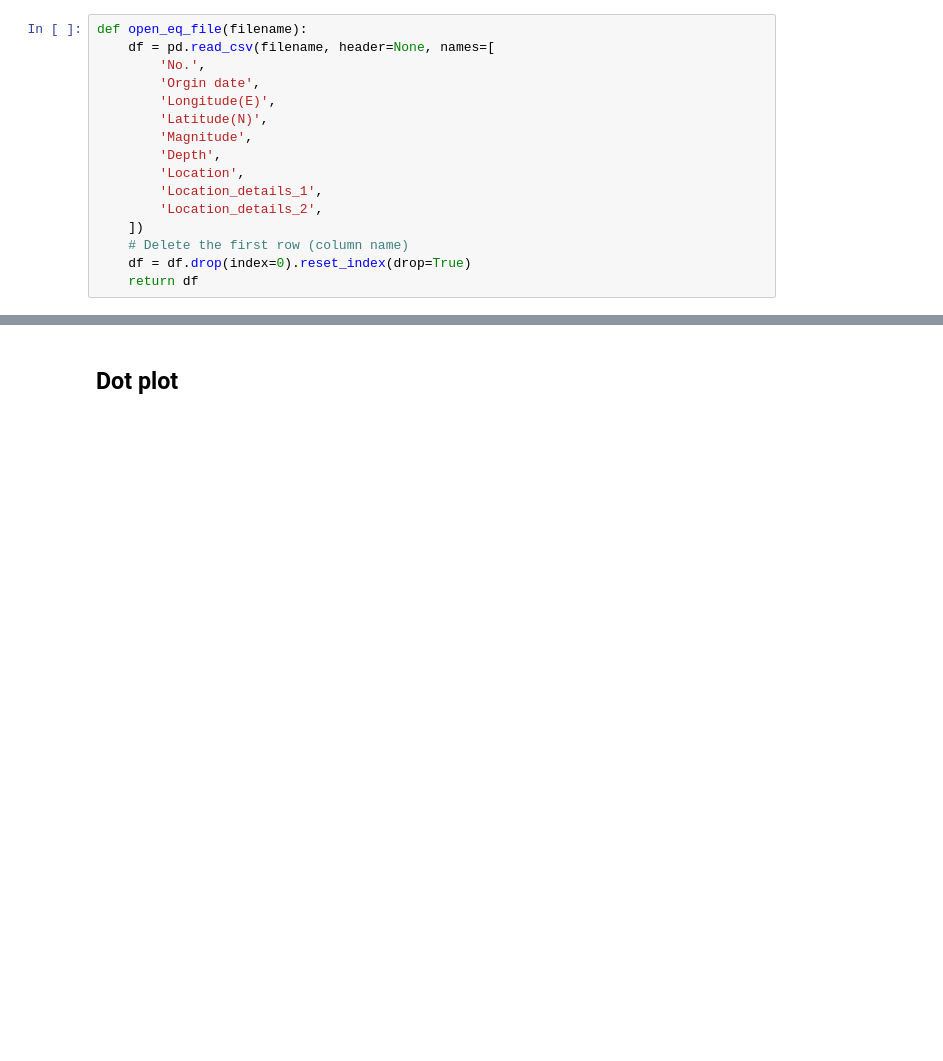
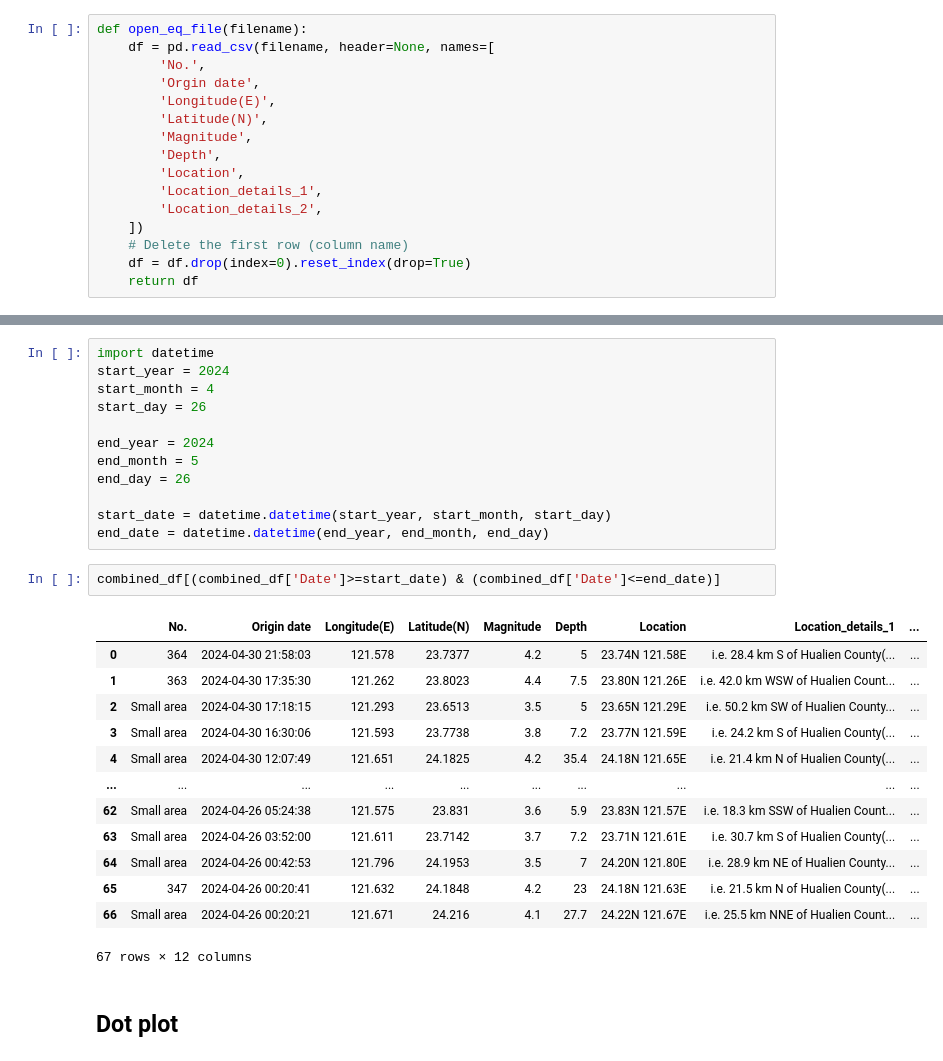
Before and after one commit to advcomp-earthquake/earthquake-monitor, a Jupyter notebook: final/combine_data.ipynb, the cells around one changed output, grey strips where cells are left out. Saved outputs shown, nothing was run; the diff lists cells and outputs as text; blank space fills up the shorter version.

```diff
--- a/final/combine_data.ipynb
+++ b/final/combine_data.ipynb
@@ -97,3 +83,31 @@ def open_eq_file(filename):
+# %%
+import datetime
+start_year = 2024
+start_month = 4
+start_day = 26
+
+end_year = 2024
+end_month = 5
+end_day = 26
+
+start_date = datetime.datetime(start_year, start_month, start_day)
+end_date = datetime.datetime(end_year, end_month, end_day)
+# %%
+combined_df[(combined_df['Date']>=start_date) & (combined_df['Date']<=end_date)]
+# %% [output]
+|  | No. | Origin date | Longitude(E) | Latitude(N) | Magnitude | Depth | Location | Location_details_1 | ... |
+| 0 | 364 | 2024-04-30 21:58:03 | 121.578 | 23.7377 | 4.2 | 5 | 23.74N 121.58E | i.e. 28.4 km S of Hualien County(... | ... |
+| 1 | 363 | 2024-04-30 17:35:30 | 121.262 | 23.8023 | 4.4 | 7.5 | 23.80N 121.26E | i.e. 42.0 km WSW of Hualien Count... | ... |
+| 2 | Small area | 2024-04-30 17:18:15 | 121.293 | 23.6513 | 3.5 | 5 | 23.65N 121.29E | i.e. 50.2 km SW of Hualien County... | ... |
+| 3 | Small area | 2024-04-30 16:30:06 | 121.593 | 23.7738 | 3.8 | 7.2 | 23.77N 121.59E | i.e. 24.2 km S of Hualien County(... | ... |
+| 4 | Small area | 2024-04-30 12:07:49 | 121.651 | 24.1825 | 4.2 | 35.4 | 24.18N 121.65E | i.e. 21.4 km N of Hualien County(... | ... |
+| ... | ... | ... | ... | ... | ... | ... | ... | ... | ... |
+| 62 | Small area | 2024-04-26 05:24:38 | 121.575 | 23.831 | 3.6 | 5.9 | 23.83N 121.57E | i.e. 18.3 km SSW of Hualien Count... | ... |
+| 63 | Small area | 2024-04-26 03:52:00 | 121.611 | 23.7142 | 3.7 | 7.2 | 23.71N 121.61E | i.e. 30.7 km S of Hualien County(... | ... |
+| 64 | Small area | 2024-04-26 00:42:53 | 121.796 | 24.1953 | 3.5 | 7 | 24.20N 121.80E | i.e. 28.9 km NE of Hualien County... | ... |
+| 65 | 347 | 2024-04-26 00:20:41 | 121.632 | 24.1848 | 4.2 | 23 | 24.18N 121.63E | i.e. 21.5 km N of Hualien County(... | ... |
+| 66 | Small area | 2024-04-26 00:20:21 | 121.671 | 24.216 | 4.1 | 27.7 | 24.22N 121.67E | i.e. 25.5 km NNE of Hualien Count... | ... |
+67 rows × 12 columns
 # %% [markdown]
 ## Dot plot
 # %%
```
Also changed, not shown: parts of 8 cells of this notebook, 4 other files.
